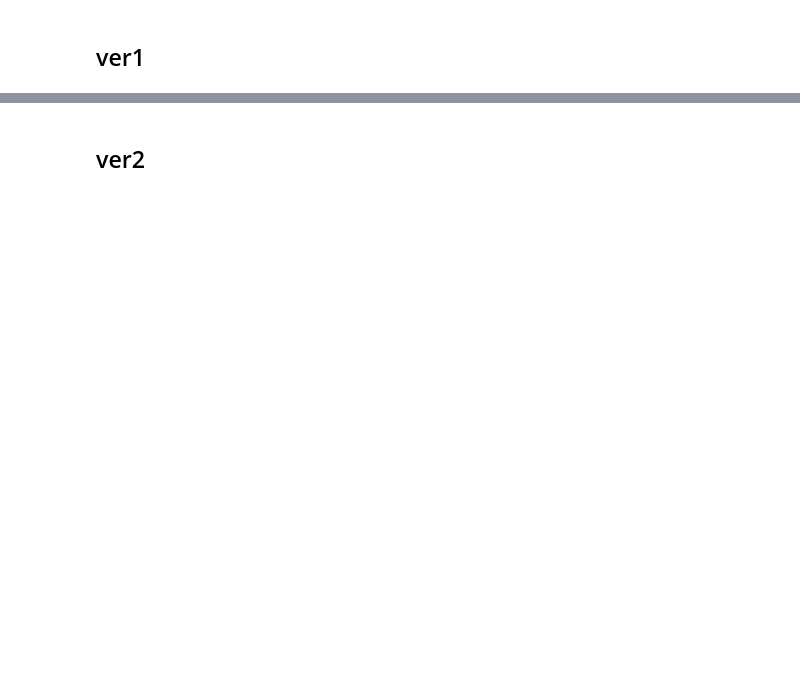
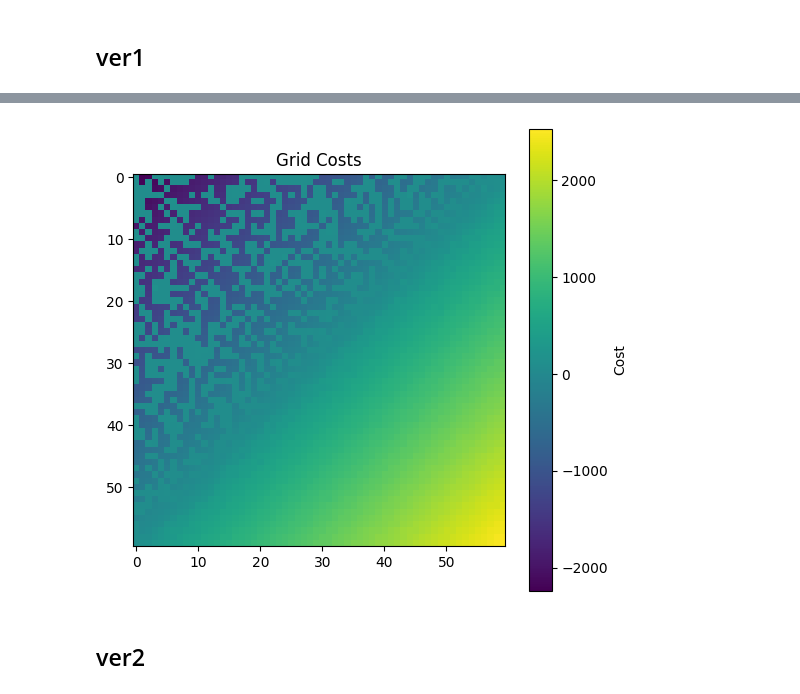
Before and after one commit to gibranfil/simulation, a Jupyter notebook: co_schelling/seggregation_Increasing_price.ipynb, the cells around one changed output, grey strips where cells are left out. Saved outputs shown, nothing was run; the diff lists cells and outputs as text; code cells hidden in the pictures; blank space fills up the shorter version.

```diff
--- a/co_schelling/seggregation_Increasing_price.ipynb
+++ b/co_schelling/seggregation_Increasing_price.ipynb
@@ -177,2 +221,6 @@ np.random.normal(20, 10)
+# %%
+model.plot_grid_costs ()
+# %% [output]
+[figure, added]
 # %% [markdown]
 ## ver2
```
Also changed, not shown: parts of 11 cells of this notebook, 4 other files.
